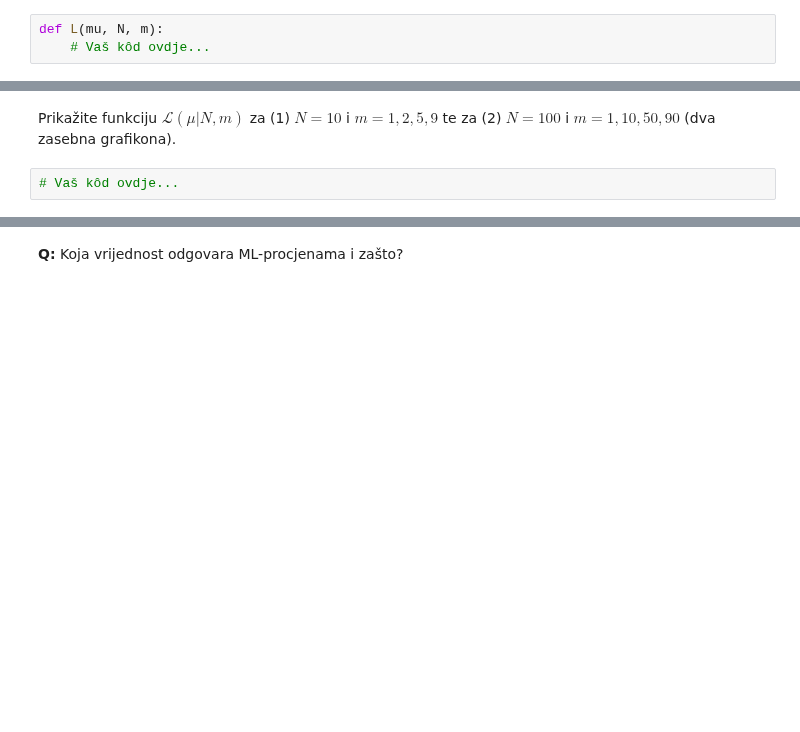
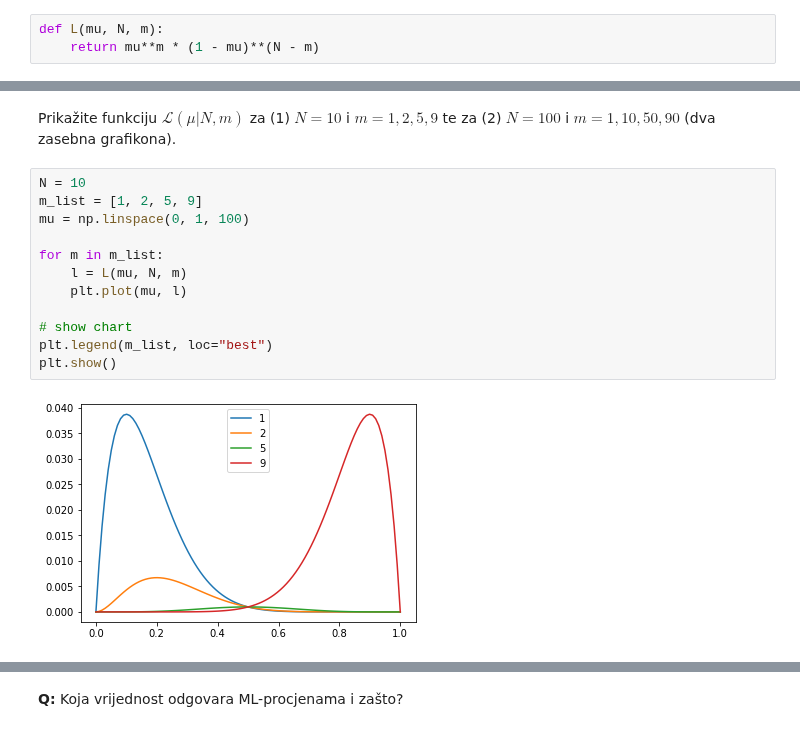
Before and after one commit to sskender/machine-learning-1, a Jupyter notebook: SU1-2021-13-14-Procjena-parametara.ipynb, the cells around one changed output, grey strips where cells are left out. Drawn from its saved outputs; the diff is of its cells as text; blank space fills up the shorter version.

```diff
--- a/SU1-2021-13-14-Procjena-parametara.ipynb
+++ b/SU1-2021-13-14-Procjena-parametara.ipynb
@@ -41,10 +43,22 @@ import pgmpy as pgm
 Definirajte funkciju izglednosti $\mathcal{L}(\mu|\mathcal{D})$ za skup $\mathcal{D}=\{x^{(i)}\}_{i=1}^N$ Bernoullijevih varijabli. Neka od $N$ varijabli njih $m$ ima vrijednost 1 (npr. od $N$ bacanja novčića, $m$ puta smo dobili glavu). Definirajte funkciju izglednosti tako da je parametrizirana s $N$ i $m$, dakle definirajte funkciju $\mathcal{L}(\mu|N,m)$.
 # %%
 def L(mu, N, m):
-    # Vaš kôd ovdje...
+    return mu**m * (1 - mu)**(N - m)
 # %% [markdown]
 #### (b)
 # %% [markdown]
 Prikažite funkciju $\mathcal{L}(\mu|N,m)$ za (1) $N=10$ i $m=1,2,5,9$ te za (2) $N=100$ i $m=1,10,50,90$ (dva zasebna grafikona).
-# %%
-# Vaš kôd ovdje...
+# %%
+N = 10
+m_list = [1, 2, 5, 9]
+mu = np.linspace(0, 1, 100)
+
+for m in m_list:
+    l = L(mu, N, m)
+    plt.plot(mu, l)
+
+# show chart
+plt.legend(m_list, loc="best")
+plt.show()
+# %% [output]
+[figure, added]
```
Also changed, not shown: parts of 4 cells of this notebook, 1 other file.
